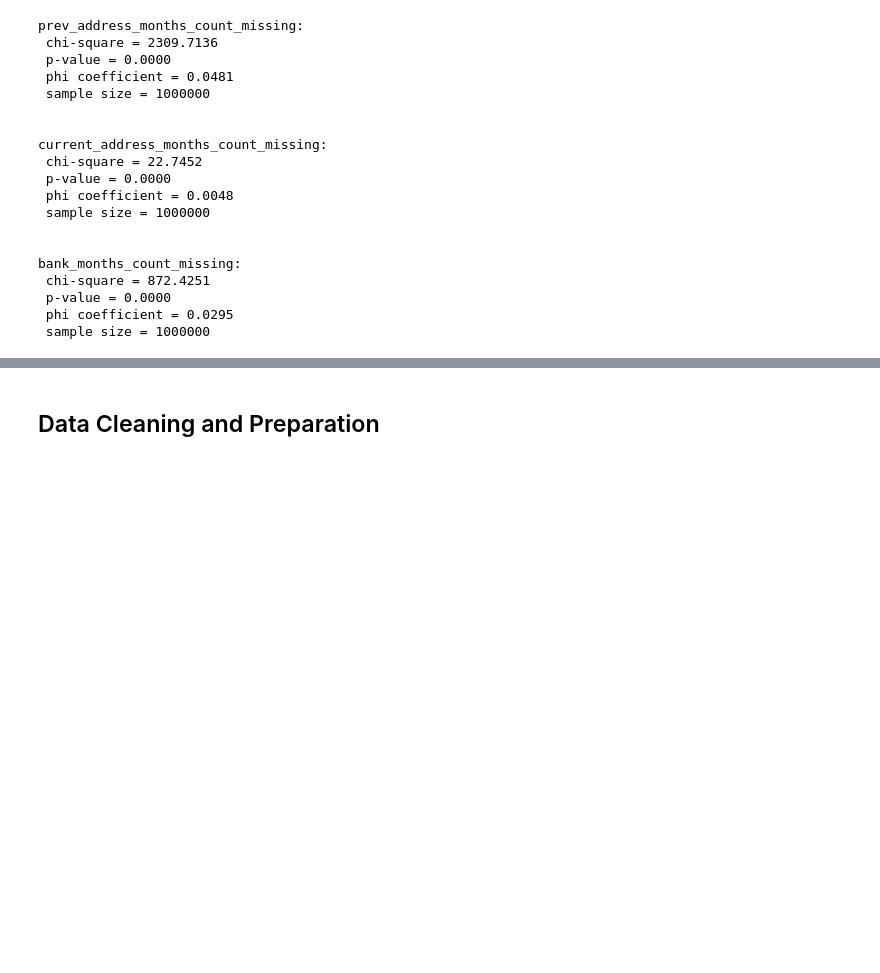
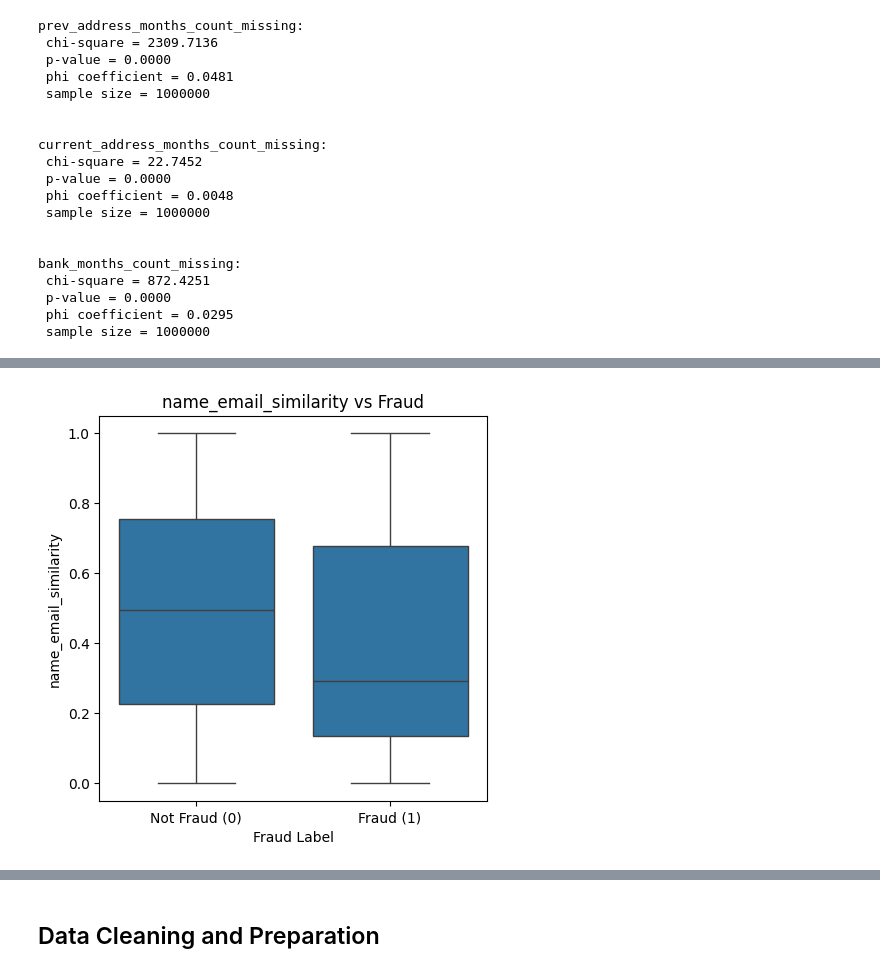
Before and after one commit to mrlizhaozhi/application-fraud-bank-account-opening, a Jupyter notebook: Feedzai Fraud Detection Analytics and Modelling.ipynb, the cells around one changed output, grey strips where cells are left out. Cells and saved outputs as stored; diff of their text form; code cells hidden in the pictures; blank space fills up the shorter version.

```diff
--- a/Feedzai Fraud Detection Analytics and Modelling.ipynb
+++ b/Feedzai Fraud Detection Analytics and Modelling.ipynb
@@ -351,0 +442,5 @@ plt.show()
+# %%
+# name_email_similarity
+boxploter(base_original, "fraud_bool", "name_email_similarity")
+# %% [output]
+[figure, added]
```
Also changed, not shown: parts of 30 cells of this notebook.
